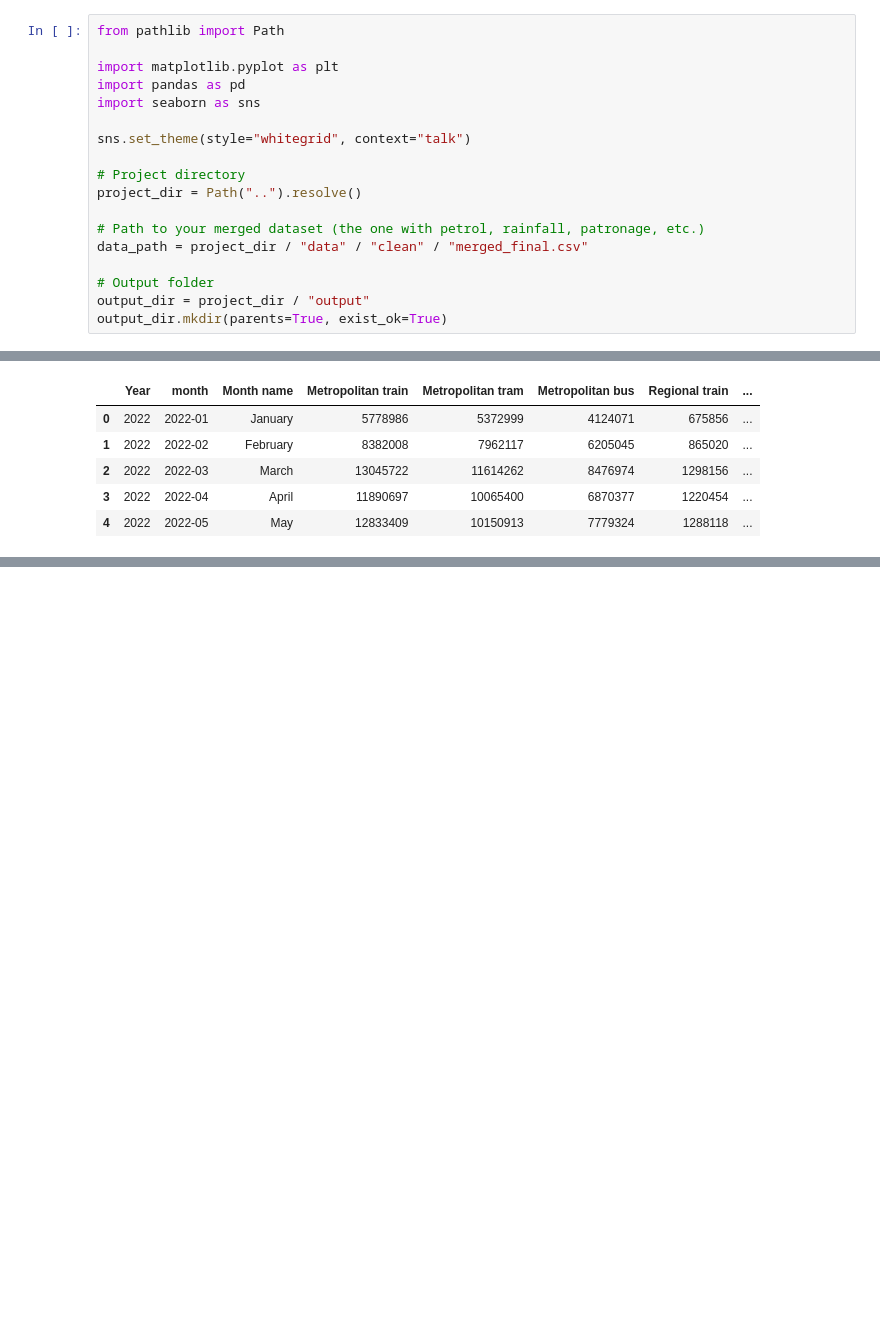
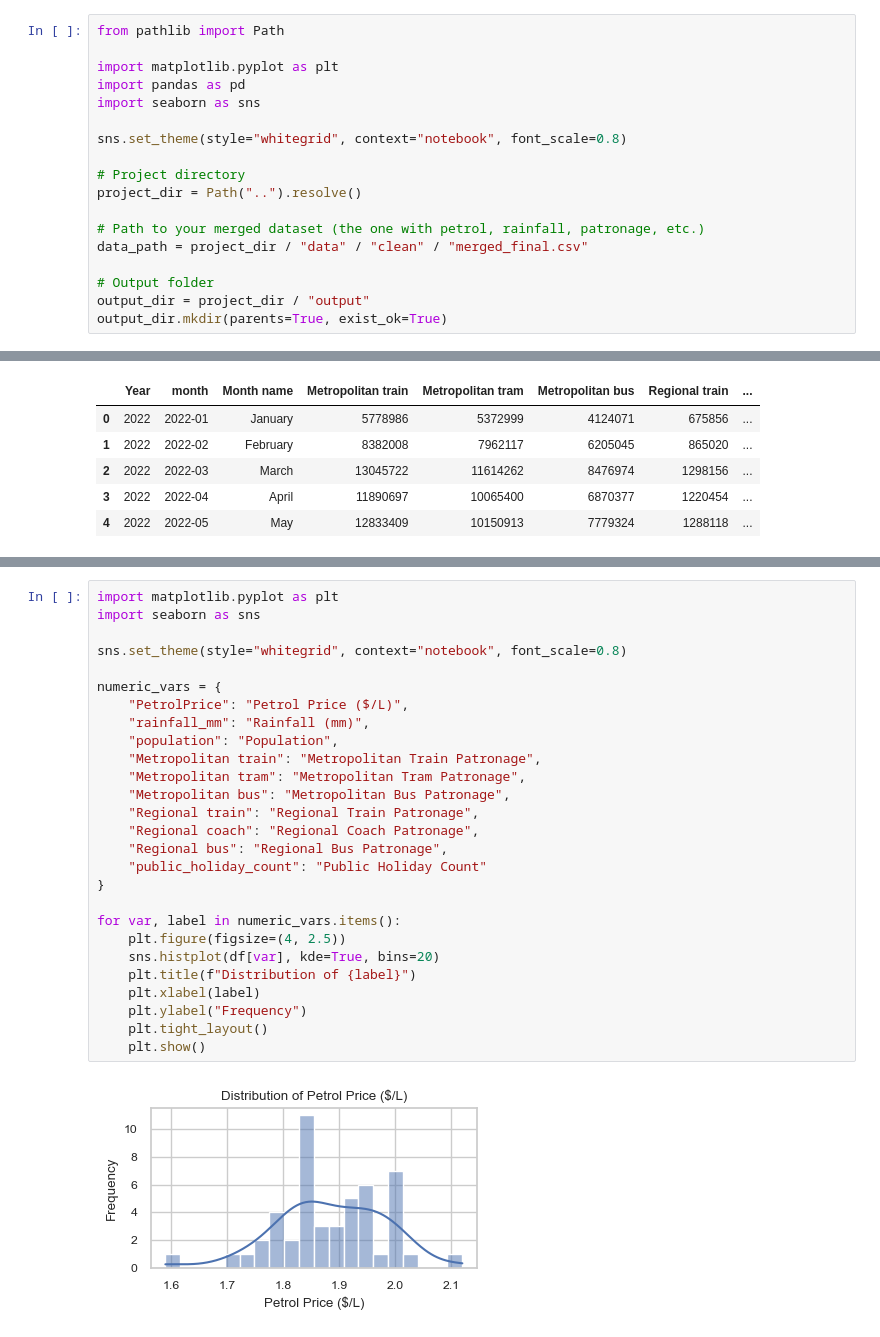
Before and after one commit to ribhhutcheson/ecc3479-project, a Jupyter notebook: EDA.ipynb, the cells around one changed output, grey strips where cells are left out. Drawn from its saved outputs; the diff is of its cells as text; blank space fills up the shorter version.

```diff
--- a/EDA.ipynb
+++ b/EDA.ipynb
@@ -8,7 +8,7 @@ import matplotlib.pyplot as plt
 import pandas as pd
 import seaborn as sns
 
-sns.set_theme(style="whitegrid", context="talk")
+sns.set_theme(style="whitegrid", context="notebook", font_scale=0.8)
 
 # Project directory
 project_dir = Path("..").resolve()
@@ -36,0 +116,29 @@ df.head()
+# %%
+import matplotlib.pyplot as plt
+import seaborn as sns
+
+sns.set_theme(style="whitegrid", context="notebook", font_scale=0.8)
+
+numeric_vars = {
+    "PetrolPrice": "Petrol Price ($/L)",
+    "rainfall_mm": "Rainfall (mm)",
+    "population": "Population",
+    "Metropolitan train": "Metropolitan Train Patronage",
+    "Metropolitan tram": "Metropolitan Tram Patronage",
+    "Metropolitan bus": "Metropolitan Bus Patronage",
+    "Regional train": "Regional Train Patronage",
+    "Regional coach": "Regional Coach Patronage",
+    "Regional bus": "Regional Bus Patronage",
+    "public_holiday_count": "Public Holiday Count"
+}
+
+for var, label in numeric_vars.items():
+    plt.figure(figsize=(4, 2.5))
+    sns.histplot(df[var], kde=True, bins=20)
+    plt.title(f"Distribution of {label}")
+    plt.xlabel(label)
+    plt.ylabel("Frequency")
+    plt.tight_layout()
+    plt.show()
+# %% [output]
+[figure, added]
```
Also changed, not shown: parts of 15 cells of this notebook.
